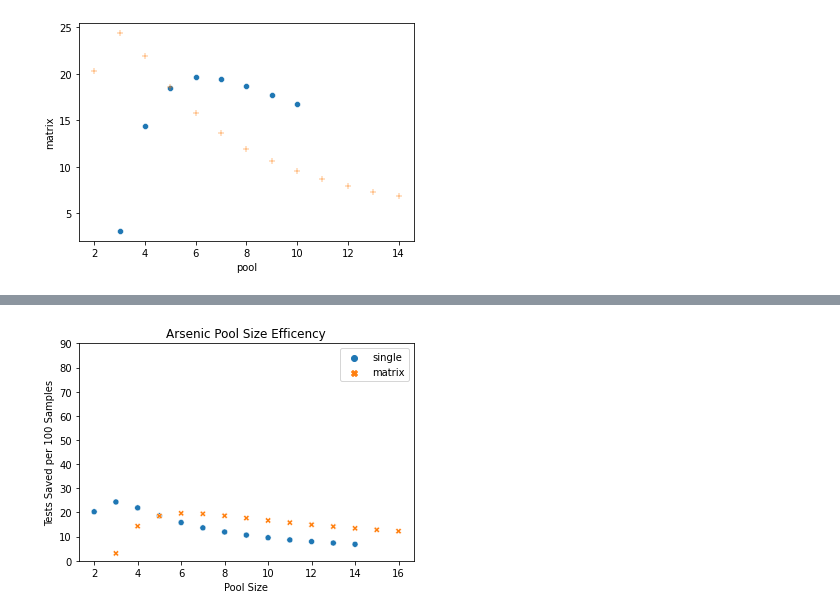
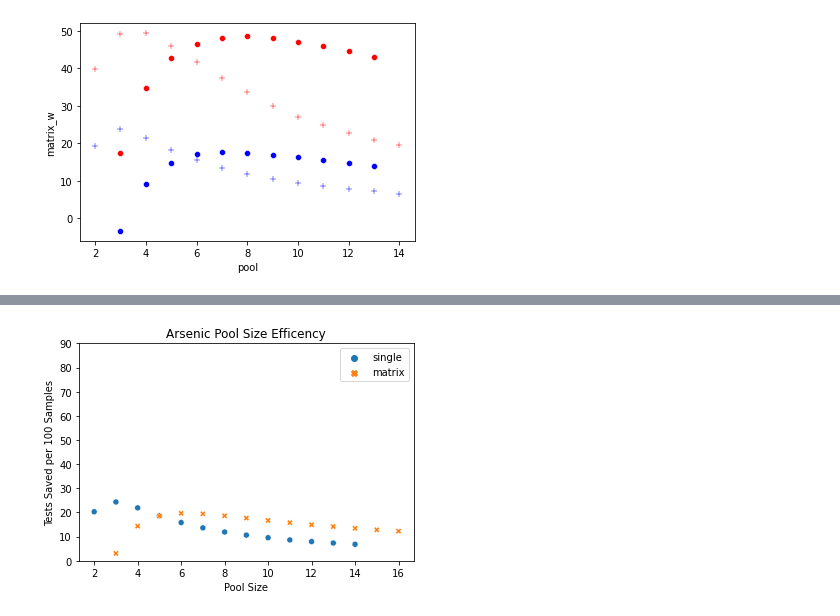
Before and after one commit to cbdv-ltd/pooled_testing_simulations, a Jupyter notebook: plots.ipynb, the cells around one changed output, grey strips where cells are left out. Saved outputs shown, nothing was run; the diff lists cells and outputs as text; code cells hidden in the pictures.

```diff
--- a/plots.ipynb
+++ b/plots.ipynb
@@ -19,7 +121,12 @@ ar_s.head()
 # %%
-ar = ar_s.loc[:,["pool", "tests"]].copy()
-ar.columns = ["pool", "single"]
-arc = pd.merge(left = ar, right = ar_m_e.loc[:,["pool", "percentage"]].copy(),how="outer", on="pool")
-arc.columns = ["pool", "single", "matrix"]
-arc
+cali_ar_m = pd.read_csv("cali_as_matrix.csv")
+cali_ar_s = pd.read_csv("cali_as_single.csv")
+cali_ar_m["percentage"] = (1 - cali_ar_m["percentage"])*100
+cali_ar_s["tests"] = (1 - cali_ar_s["tests"])*100
+cali_ar_s.head()
+cali_ar = cali_ar_s.loc[:,["pool", "tests"]].copy()
+cali_ar.columns = ["pool", "single"]
+arc_c = pd.merge(left = cali_ar, right = cali_ar_m.loc[:,["pool", "percentage"]].copy(),how="outer", on="pool")
+arc_c.columns = ["pool", "single_c", "matrix_c"]
+arc_c.head()
 # %% [output]
@@ -39,0 +139,16 @@ arc
+# %%
+wash_ar = wash_ar_s.loc[:,["pool", "tests"]].copy()
+wash_ar.columns = ["pool", "single"]
+arc = pd.merge(left = wash_ar, right = wash_ar_m.loc[:,["pool", "percentage"]].copy(),how="outer", on="pool")
+arc.columns = ["pool", "single_w", "matrix_w"]
+print(arc.head())
+arc = pd.merge(left=arc, right = arc_c, how="outer", on="pool")
+arcc=arc.copy()
+arcc = arcc.set_index("pool")
+g = sb.scatterplot(data=arcc, legend=True)
+g.set(ylim=[0,90])
+plt.title("Arsenic Pool Size Efficency")
+plt.xlabel("Pool Size")
+plt.ylabel("Tests Saved per 100 Samples")
+plt.savefig("arsenic_pool.png")
+plt.show()
@@ -40,11 +163,12 @@ arc
 # %%
 # sb.scatterplot(data=arc, x="pool", y=["single", "matrix"])
-sb.scatterplot(data=arc, x="pool", y="matrix")
-sb.scatterplot(data=arc, x="pool", y="single", marker ="+")
-
+sb.scatterplot(data=arc, x="pool", y="matrix_w", color= "blue")
+sb.scatterplot(data=arc, x="pool", y="single_w", marker ="+", color= "blue")
+sb.scatterplot(data=arc, x="pool", y="matrix_c", color= "red")
+sb.scatterplot(data=arc, x="pool", y="single_c", marker ="+", color= "red")
 plt.show()
 # %% [output]
-[figure, old version]
+[figure, new version]
 # %%
 ar = ar_s.loc[:,["pool", "tests"]].copy()
 ar.columns = ["pool", "single"]
```
Also changed, not shown: parts of 13 cells of this notebook, 55 other files.
